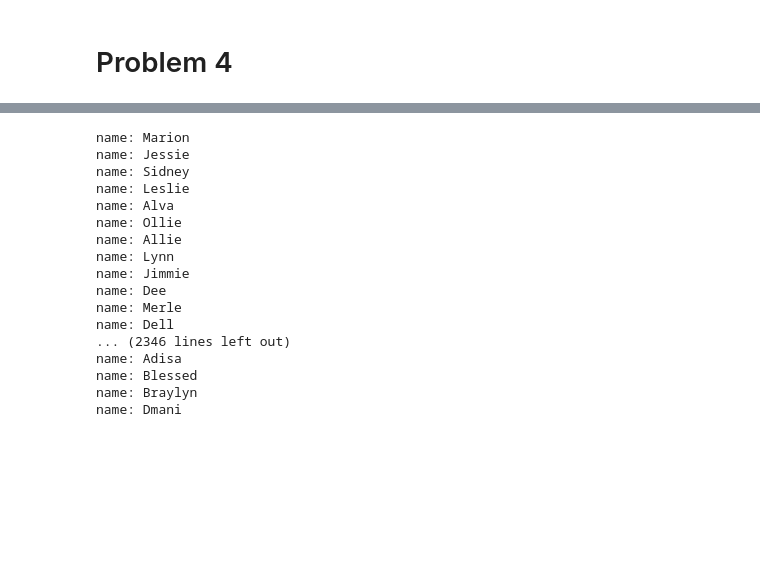
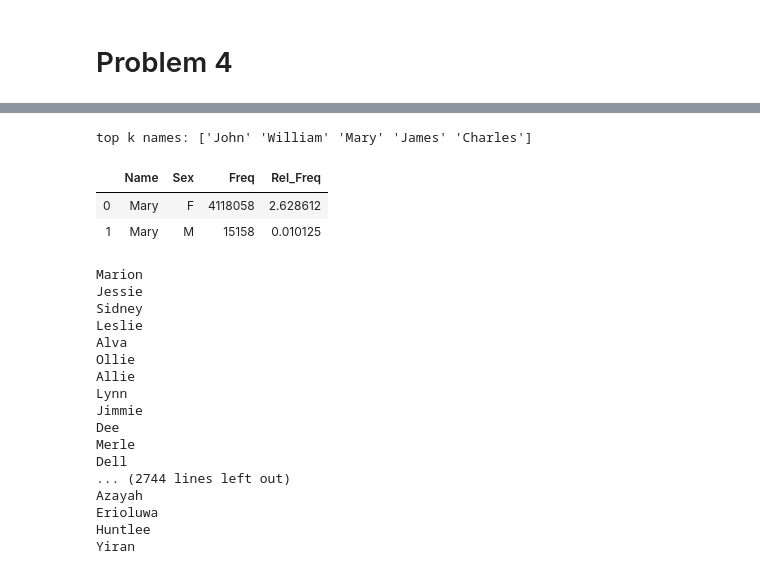
Before and after one commit to cangokalp/EE-460J, a Jupyter notebook: lab_2/Untitled.ipynb, the cells around one changed output, grey strips where cells are left out. Drawn from its saved outputs; the diff is of its cells as text; code cells hidden in the pictures; blank space fills up the shorter version.

```diff
--- a/lab_2/Untitled.ipynb
+++ b/lab_2/Untitled.ipynb
@@ -129,5 +268,9 @@ topk()
+# %%
+print('top k names: {}'.format(topk()))
+# %% [output]
+top k names: ['John' 'William' 'Mary' 'James' 'Charles']
 # %%
-def name_freq(name='John', years=list(np.arange(1880,2016,1))):
+def name_freq(name='John', all_years=True, years=list(np.arange(1880,2016,1))):
     frames = []
     if not isinstance(years,list):
         years = [years]
@@ -140,4 +283,8 @@ def name_freq(name='John', years=list(np.arange(1880,2016,1))):
         frames.append(cur_df)
         yearly_freq = pd.concat(frames)
         yearly_freq.reset_index(drop=True,inplace=True)
+    if all_years:
+        grouped_freq = yearly_freq.groupby(['Name', 'Sex'], as_index=False).sum()[['Name','Sex','Freq', 'Rel_Freq']]
+        return grouped_freq
+
     return yearly_freq
@@ -146,3 +291,9 @@ name_freq_df = name_freq()
+# %%
+name_freq(name='Mary', all_years=True)
+# %% [output]
+|  | Name | Sex | Freq | Rel_Freq |
+| 0 | Mary | F | 4118058 | 2.628612 |
+| 1 | Mary | M | 15158 | 0.010125 |
 # %%
 frames = []
 years = np.arange(1880, 2016, 1)
@@ -176,26 +309,32 @@ yearly_freq = pd.concat(frames)
 yearly_freq.reset_index(drop=True,inplace=True)
 # %%
 unique_names = yearly_freq['Name'].unique()
+out = open("names.txt", "w")
+
+
 for name in unique_names:
     mf_diff = yearly_freq[yearly_freq['Name']==name]['MF_diff'].to_numpy()
     num_flips = ((np.diff(np.sign(mf_diff)) != 0)*1).sum()
     if num_flips > 0:
-        print('name: {}'.format(name))
+        out.write(name)
+        out.write('\n')
+        print(name)
+out.close()
 # %% [output]
-name: Marion
-name: Jessie
-name: Sidney
-name: Leslie
-name: Alva
-name: Ollie
-name: Allie
-name: Lynn
-name: Jimmie
-name: Dee
-name: Merle
-name: Dell
-... (2346 lines left out)
-name: Adisa
-name: Blessed
-name: Braylyn
-name: Dmani
+Marion
+Jessie
+Sidney
+Leslie
+Alva
+Ollie
+Allie
+Lynn
+Jimmie
+Dee
+Merle
+Dell
+... (2744 lines left out)
+Azayah
+Erioluwa
+Huntlee
+Yiran
```
Also changed, not shown: parts of 21 cells of this notebook, 2 other files.
